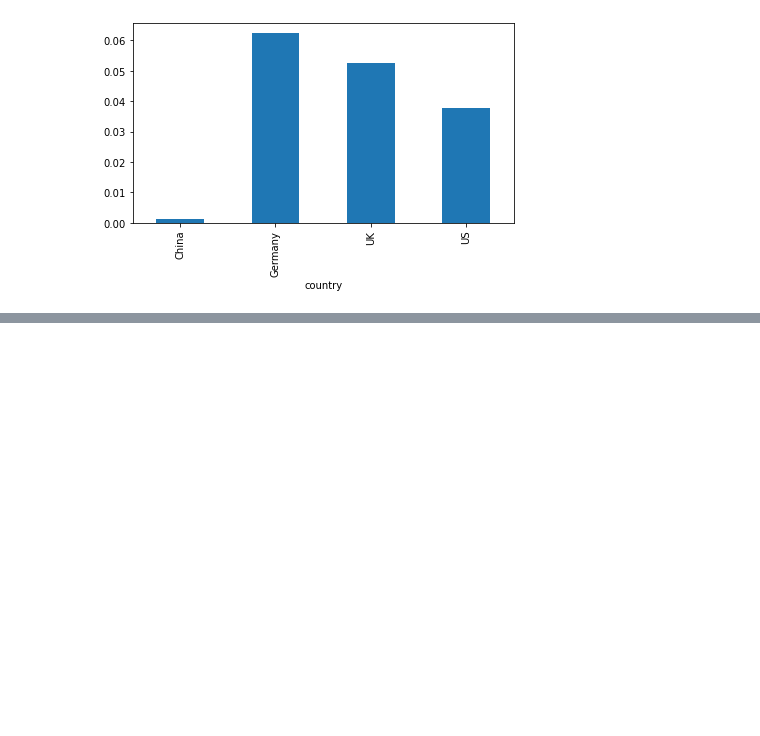
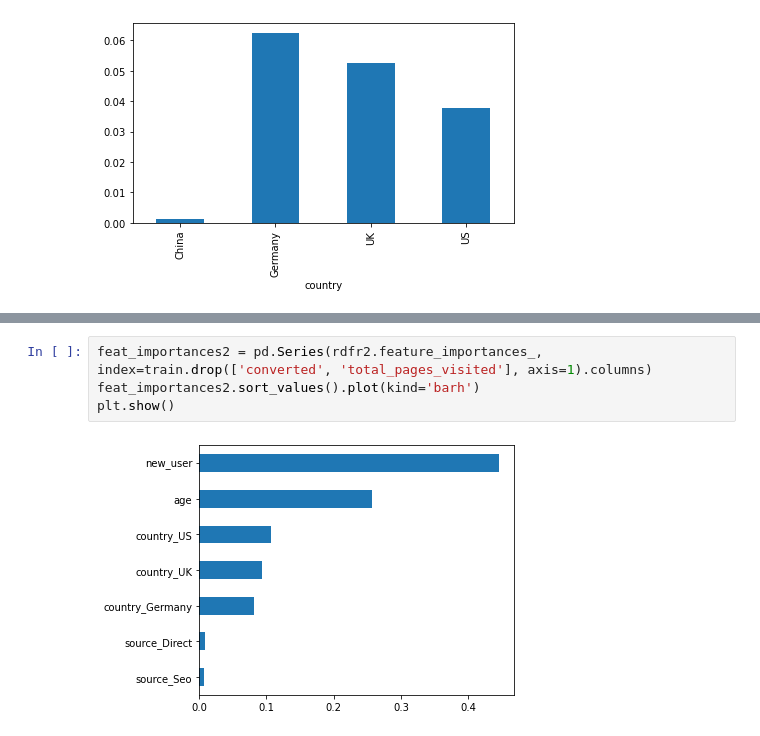
Before and after one commit to dun-zhang-ca/convertion-rate-analysis, a Jupyter notebook: analysis.ipynb, the cells around one changed output, grey strips where cells are left out. Drawn from its saved outputs; the diff is of its cells as text; blank space fills up the shorter version.

```diff
--- a/analysis.ipynb
+++ b/analysis.ipynb
@@ -112,0 +228,6 @@ plt.show()
+# %%
+feat_importances2 = pd.Series(rdfr2.feature_importances_, index=train.drop(['converted', 'total_pages_visited'], axis=1).columns)
+feat_importances2.sort_values().plot(kind='barh')
+plt.show()
+# %% [output]
+[figure, added]
```
Also changed, not shown: parts of 15 cells of this notebook.
